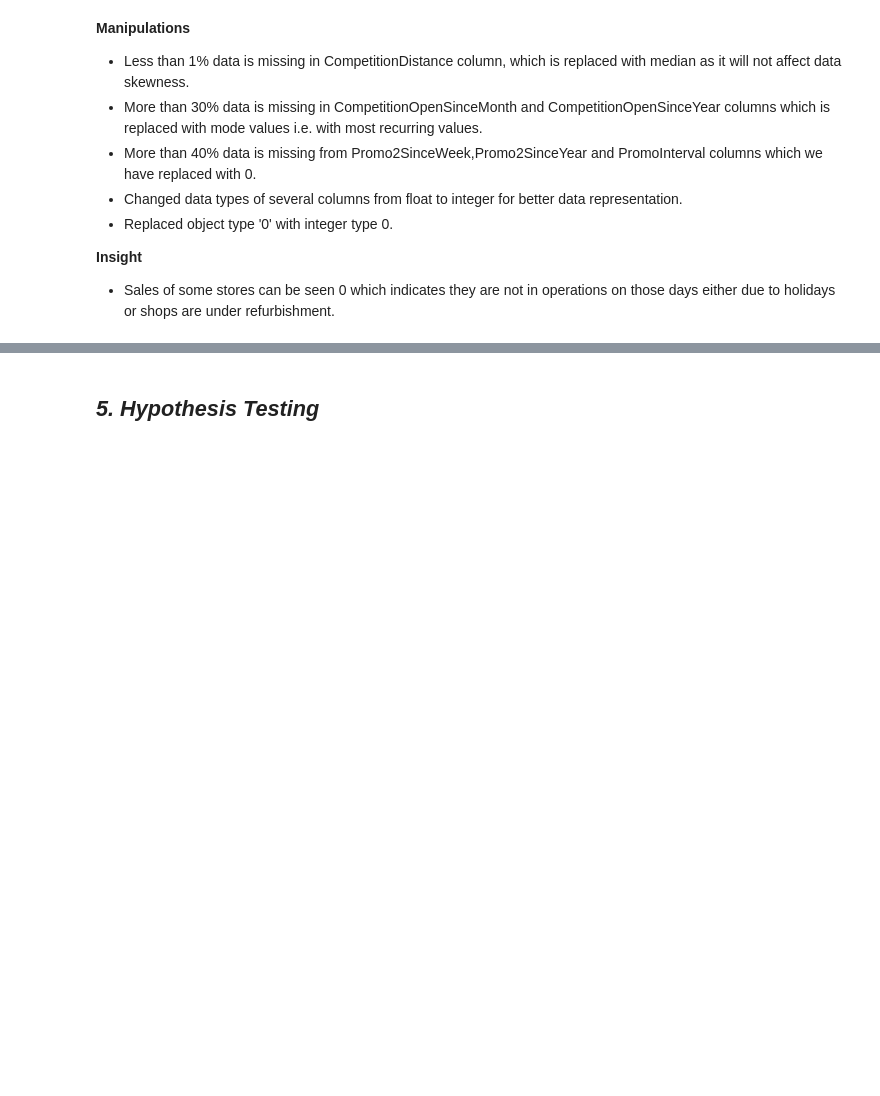
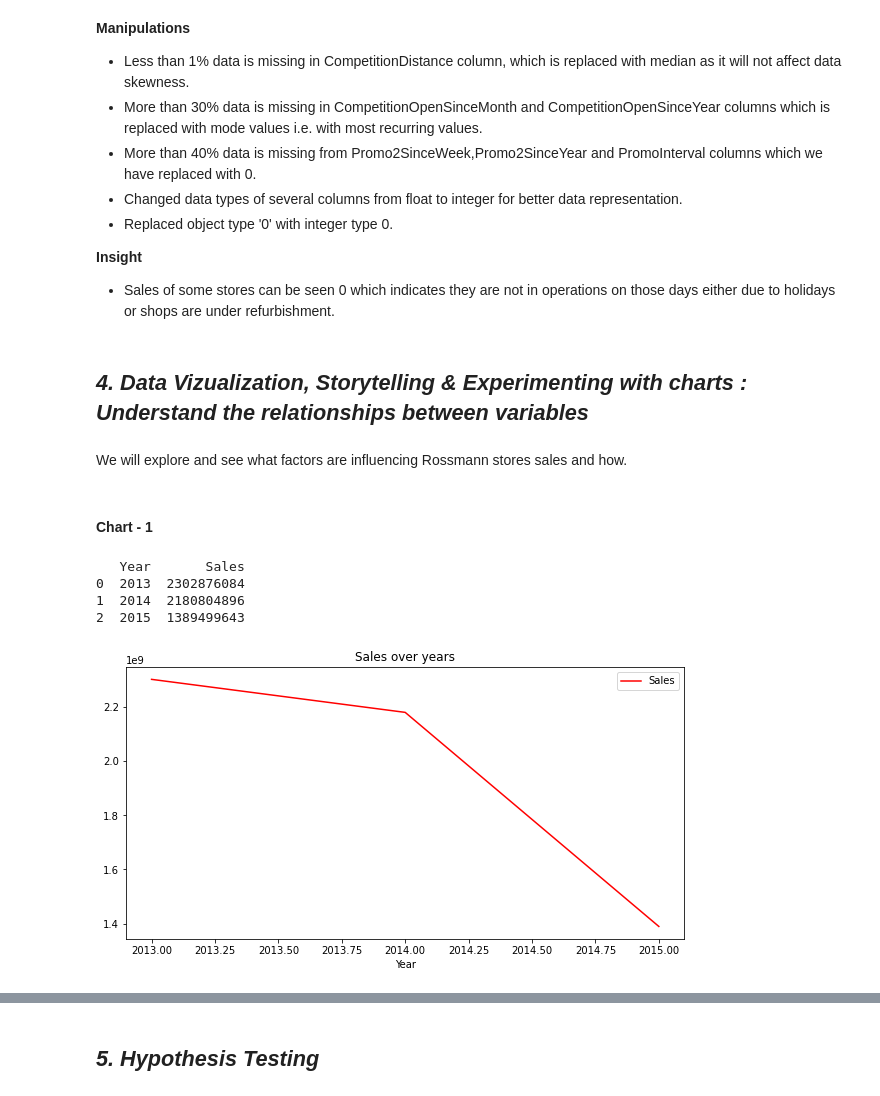
Before and after one commit to Rajat-Sri/Capstone---2---Rossmann-Sales-Prediction-Regression-Model, a Jupyter notebook: Rossmann_Sales_Prediction_Regression_Model.ipynb, the cells around one changed output, grey strips where cells are left out. Drawn from its saved outputs; the diff is of its cells as text; code cells hidden in the pictures; blank space fills up the shorter version.

```diff
--- a/Rossmann_Sales_Prediction_Regression_Model.ipynb
+++ b/Rossmann_Sales_Prediction_Regression_Model.ipynb
@@ -282,3 +427,37 @@ df.head()
 **Insight**
 
 *  Sales of some stores can be seen 0 which indicates they are not in operations on those days either due to holidays or shops are under refurbishment.
+# %% [markdown]
+## ***4. Data Vizualization, Storytelling & Experimenting with charts : Understand the relationships between variables***
+# %% [markdown]
+We will explore and see what factors are influencing Rossmann stores sales and how.
+# %%
+# Creating a copy of df before data vizualization
+
+newdf = df.copy()
+# %% [markdown]
+#### Chart - 1
+# %%
+# Chart - 1 visualization code
+
+#creating features from the date for better data visualization
+
+newdf['Date'] = pd.to_datetime(newdf['Date']) # converting from object to datetime format
+newdf['Year'] = newdf['Date'].dt.year #extracting and creating Year coulmn from Date
+newdf['Month'] = newdf['Date'].dt.month #extracting and creating Year coulmn from Date
+newdf['DayOfYear'] = newdf['Date'].dt.dayofyear #extracting and creating Year coulmn from Date
+
+#Sales trends over years
+sales_over_years = newdf.groupby(['Year'])['Sales'].sum().reset_index() # grouping by year
+sales_over_years = sales_over_years.sort_values(by = ['Sales'], ascending = False) # soring data by sales in descending order
+print(sales_over_years)
+
+#Visualizing using line graph
+newdf.groupby('Year')["Sales"].sum().plot.line(title='Sales over years',figsize=(10,5), legend=True,color='r')
+plt.show()
+# %% [output]
+   Year       Sales
+0  2013  2302876084
+1  2014  2180804896
+2  2015  1389499643
+[figure, added]
```
Also changed, not shown: parts of 131 cells of this notebook.
